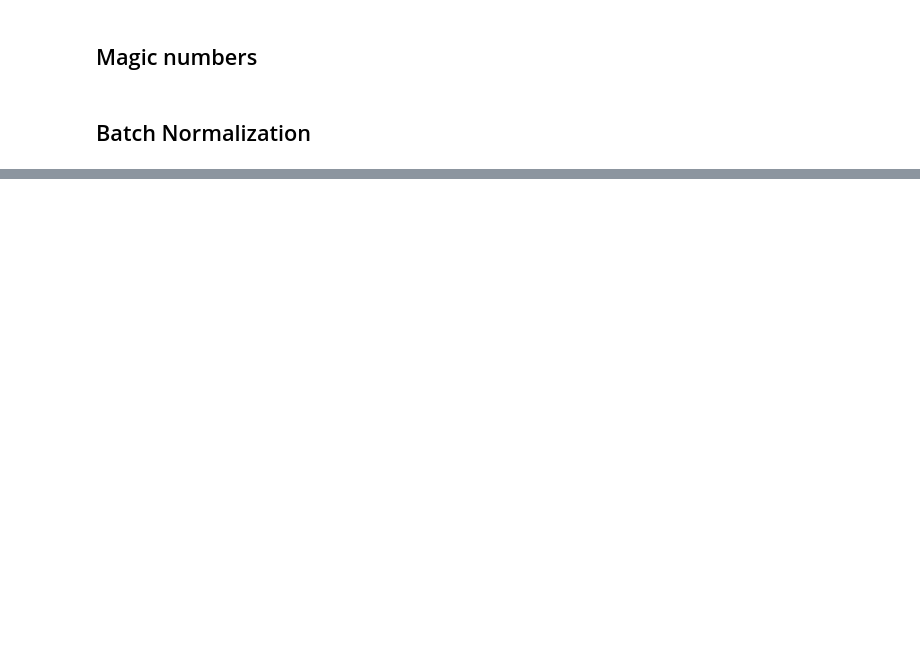
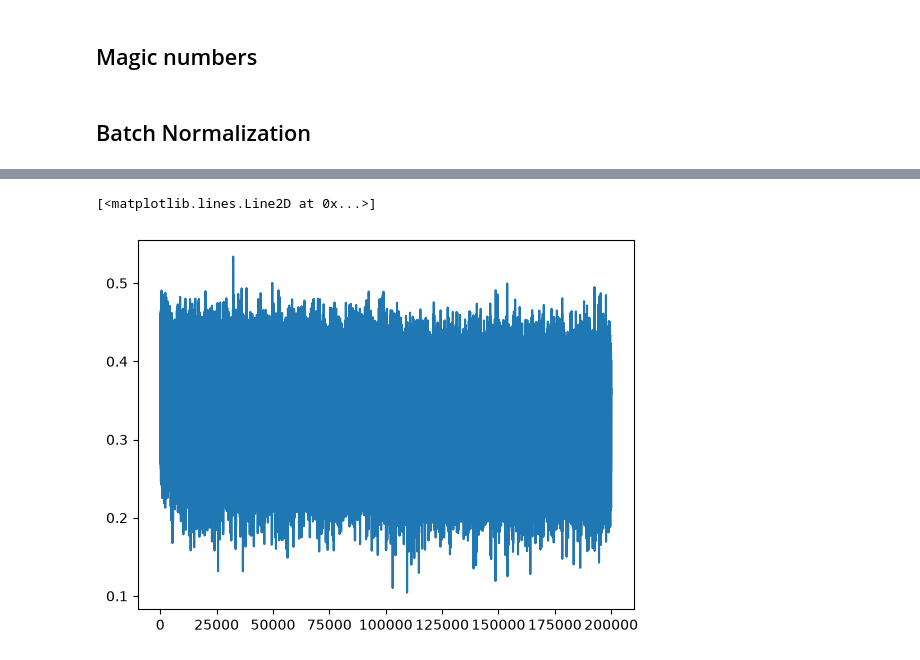
Before and after one commit to whipwhipwhipwhip/zero-to-hero, a Jupyter notebook: notebooks/02_makemore/lecture_04.ipynb, the cells around one changed output, grey strips where cells are left out. Drawn from its saved outputs; the diff is of its cells as text; code cells hidden in the pictures; blank space fills up the shorter version.

```diff
--- a/notebooks/02_makemore/lecture_04.ipynb
+++ b/notebooks/02_makemore/lecture_04.ipynb
@@ -320,0 +348,5 @@ for i in range(max_steps):
+# %%
+plt.plot(lossi)
+# %% [output]
+[<matplotlib.lines.Line2D at 0x...>]
+[figure, added]
```
Also changed, not shown: parts of 10 cells of this notebook, 17 other files.
